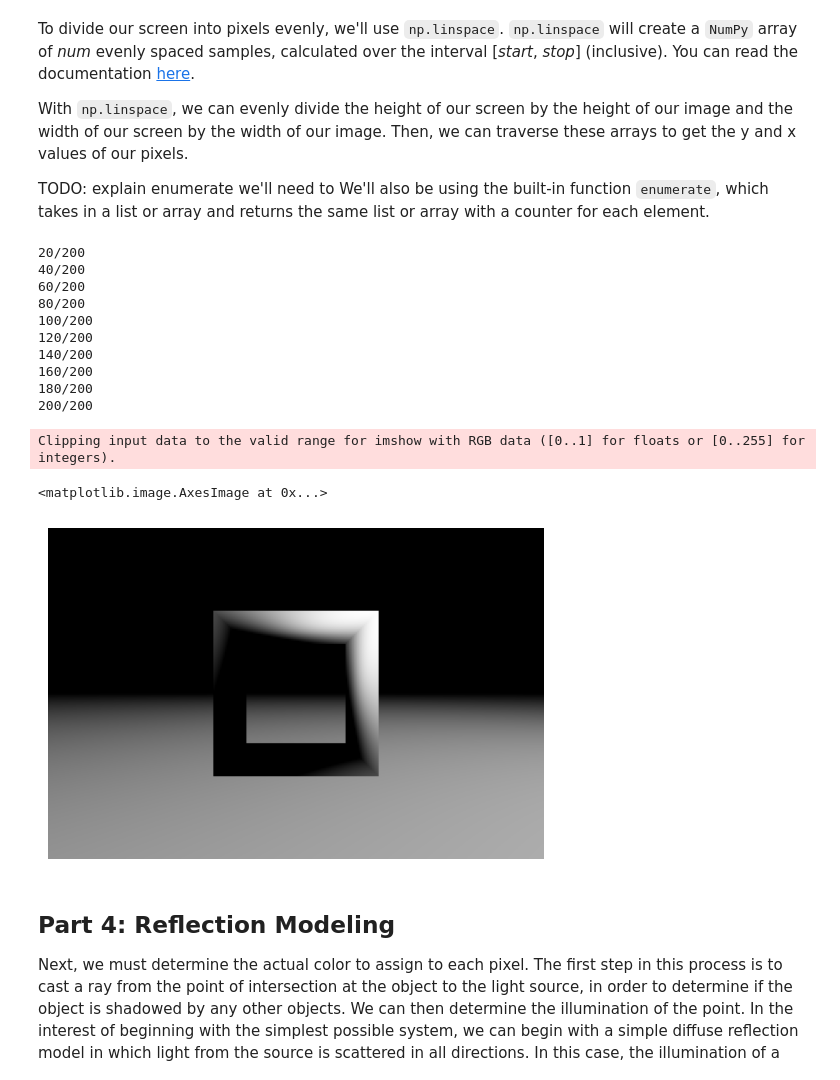
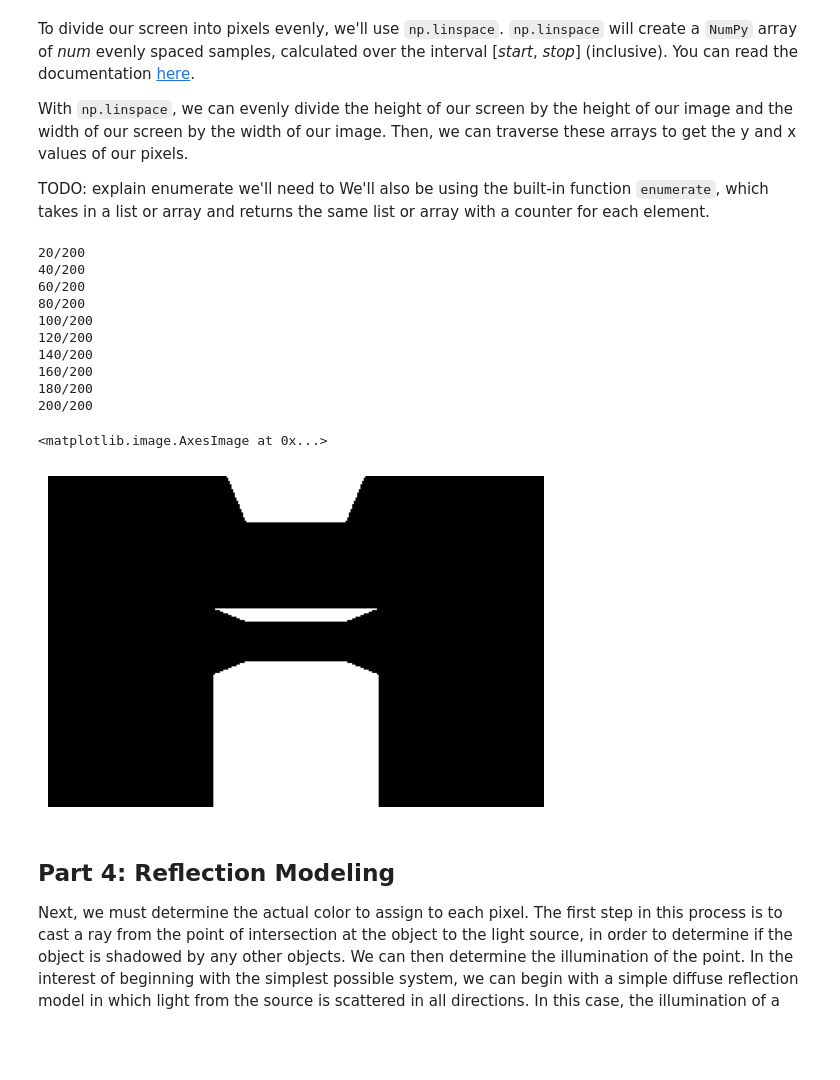
Before and after one commit to HMC-CS123-F23/cs-123-class-project-jade-lillian-ryan, a Jupyter notebook: project.ipynb, the cells around one changed output. Cells and saved outputs as stored; diff of their text form; code cells hidden in the pictures; blank space fills up the shorter version.

```diff
--- a/project.ipynb
+++ b/project.ipynb
@@ -180,11 +180,23 @@ def sphere_intersect(center, radius, ray_origin, ray_direction):
     return None
 
 def plane_intersect(position, normal, ray_origin, ray_direction):
+
+    #if np.dot(ray_direction, position - ray_origin) < 0:
+    #    return None
+    #else:
+    #    denom = np.dot(ray_direction, normal)
+    #    if np.abs(denom) < 1e-6:
+    #        return None
+    #    dist = np.dot(ray_origin - position, normal) / denom
+    #    return np.abs(dist)
+    #----------------
+
     denom = np.dot(ray_direction, normal)
     if np.abs(denom) < 1e-6:
         return None
     dist = np.dot(ray_origin - position, normal) / denom
     if dist < 0:
+        return abs(dist)
         return None
         # TODO: I think this may be messing with box_2
     return dist
@@ -228,6 +240,9 @@ def box_2(p_min, p_max, ray_origin, ray_direction):
 
     for i in [0, 1, 2]:
 
+        #points = [p_min, p_max]
+        #for k in [0, 1]:
+        #    point = points[k]
         for k, point in enumerate([p_min, p_max]):
 
             normal = np.array([0, 0, 0])
@@ -350,14 +365,14 @@ objects = [
     #{'type': 'sphere', 'center': np.array([-0.3, 0, 0]), 'radius': 0.15},
 
     # TODO: Don't calculate normal using "center"
-    {'type': 'box', "min": np.array([-0.5, -0.5, -1.5]), "max": np.array([0.5, 0.5, -0.5]), "center": np.array([0, 0, -1])},
+    {'type': 'box', "min": np.array([-0.5, -1.2, -1.5]), "max": np.array([0.5, -0.2, -0.5]), "center": np.array([0, 0, -1])},
 
     # left
     # {'type': 'plane', 'position': np.array([1.1, 0.0, 0.0]), 'normal': np.array([1.0, 0.0, 0.0]), 'ambient': np.array([0.65, 0.05, 0.05]), 'diffuse': np.array([0.6, 0.6, 0.6]), 'specular': np.array([0, 0, 0]), 'shininess': 0, 'reflection': 0.0},
     # # right
     # {'type': 'plane', 'position': np.array([-1.1, 0.0, 0.0]), 'normal': np.array([-1.0, 0.0, 0.0]), 'ambient': np.array([0.12, 0.45, 0.15]), 'diffuse': np.array([0.6, 0.6, 0.6]), 'specular': np.array([0, 0, 0]), 'shininess': 0, 'reflection': 0.0},
     # # bottom
-    {'type': 'plane', 'position': np.array([0.0, 1.0, 0.0]), 'normal': np.array([0.0, 1.0, 0.0]), 'ambient': np.array([0.5, 0.5, 0.5]), 'diffuse': np.array([0.6, 0.6, 0.6]), 'specular': np.array([0, 0, 0]), 'shininess': 0, 'reflection': 0.0},
+    #{'type': 'plane', 'position': np.array([0.0, 1.0, 0.0]), 'normal': np.array([0.0, 1.0, 0.0]), 'ambient': np.array([0.5, 0.5, 0.5]), 'diffuse': np.array([0.6, 0.6, 0.6]), 'specular': np.array([0, 0, 0]), 'shininess': 0, 'reflection': 0.0},
     # # top
     # {'type': 'plane', 'position': np.array([0.0, -1.0, 0.0]), 'normal': np.array([0.0, -1.0, 0.0]), 'ambient': np.array([0.93, 0.93, 0.93]), 'diffuse': np.array([0.6, 0.6, 0.6]), 'specular': np.array([0, 0, 0]), 'shininess': 0, 'reflection': 0.0},
     # # far
@@ -415,37 +430,37 @@ for i, y in enumerate(np.linspace(screen[1], screen[3], height)):
         # to provide a normal_at_point function? This could be messy with how
         # the point is provided though --- perhaps it should be calculated
         # when the nearest object is determined?
 
         # surface_normal = normalize(intersection - nearest_object['center'])
         surface_normal = get_normal_to_surface(nearest_object, intersection)
 
         # Diffuse reflection: the illumination of the point depends only
         # on the angle from surface to the light source --- taking the dot
         # product of normalized vectors is is the same as taking the cosine
         intensity = np.dot(surface_normal, intersection_to_light)
 
         # go single-channel for now
-        image[i, j] = np.ones(3) * intensity
+        #image[i, j] = np.ones(3) * intensity
+        image[i, j] = np.ones(3)
 
     if (i + 1) % (height // 10) == 0:
         print(f"{i + 1}/{height}")
 
 plt.axis("off")
 plt.imshow(image)
 # %% [output]
 20/200
 40/200
 60/200
 80/200
 100/200
 120/200
 140/200
 160/200
 180/200
 200/200
-Clipping input data to the valid range for imshow with RGB data ([0..1] for floats or [0..255] for integers).
+<matplotlib.image.AxesImage at 0x...>
-<matplotlib.image.AxesImage at 0x...>
-[figure, old version]
+[figure, new version]
 # %%
 plt.axis("off")
 plt.imshow(image)
```
